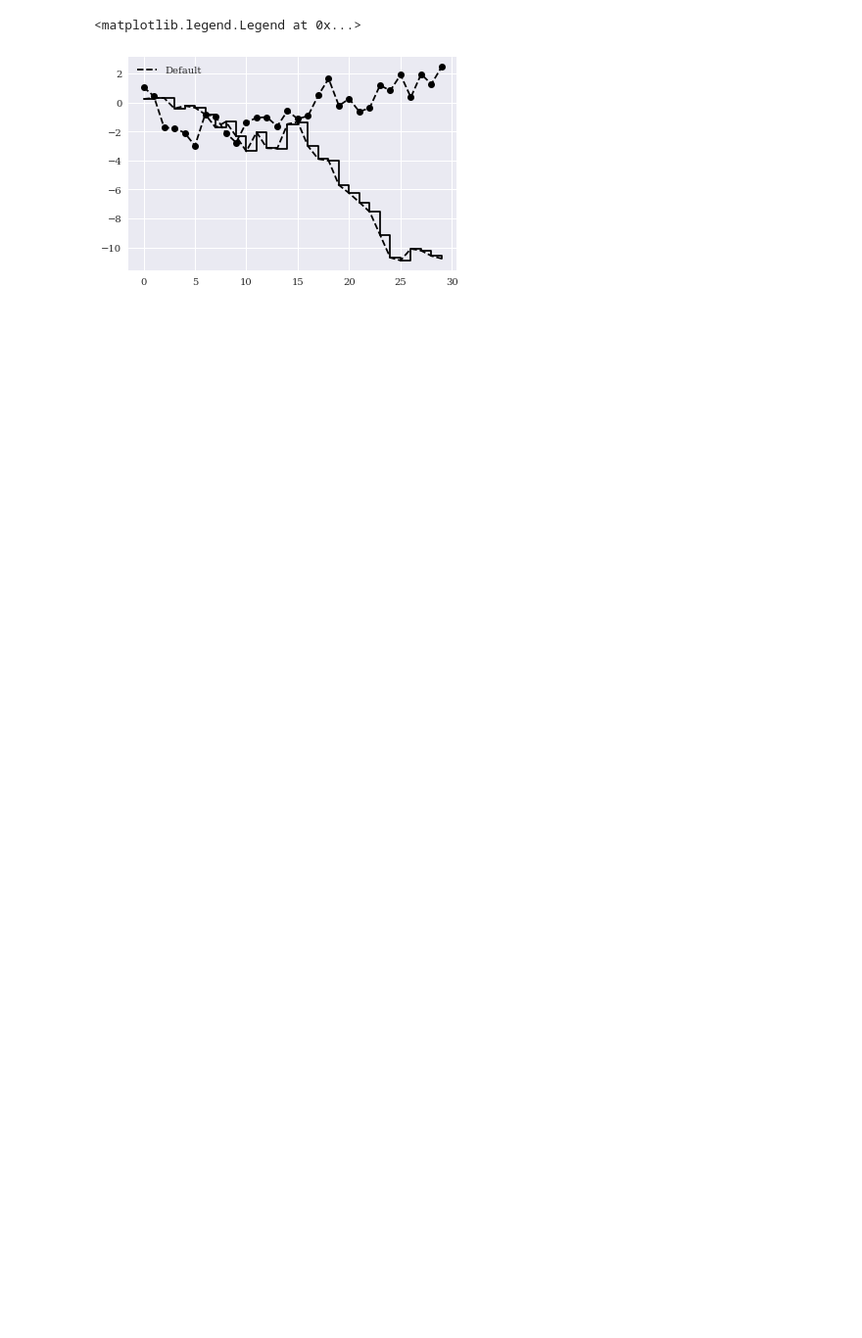
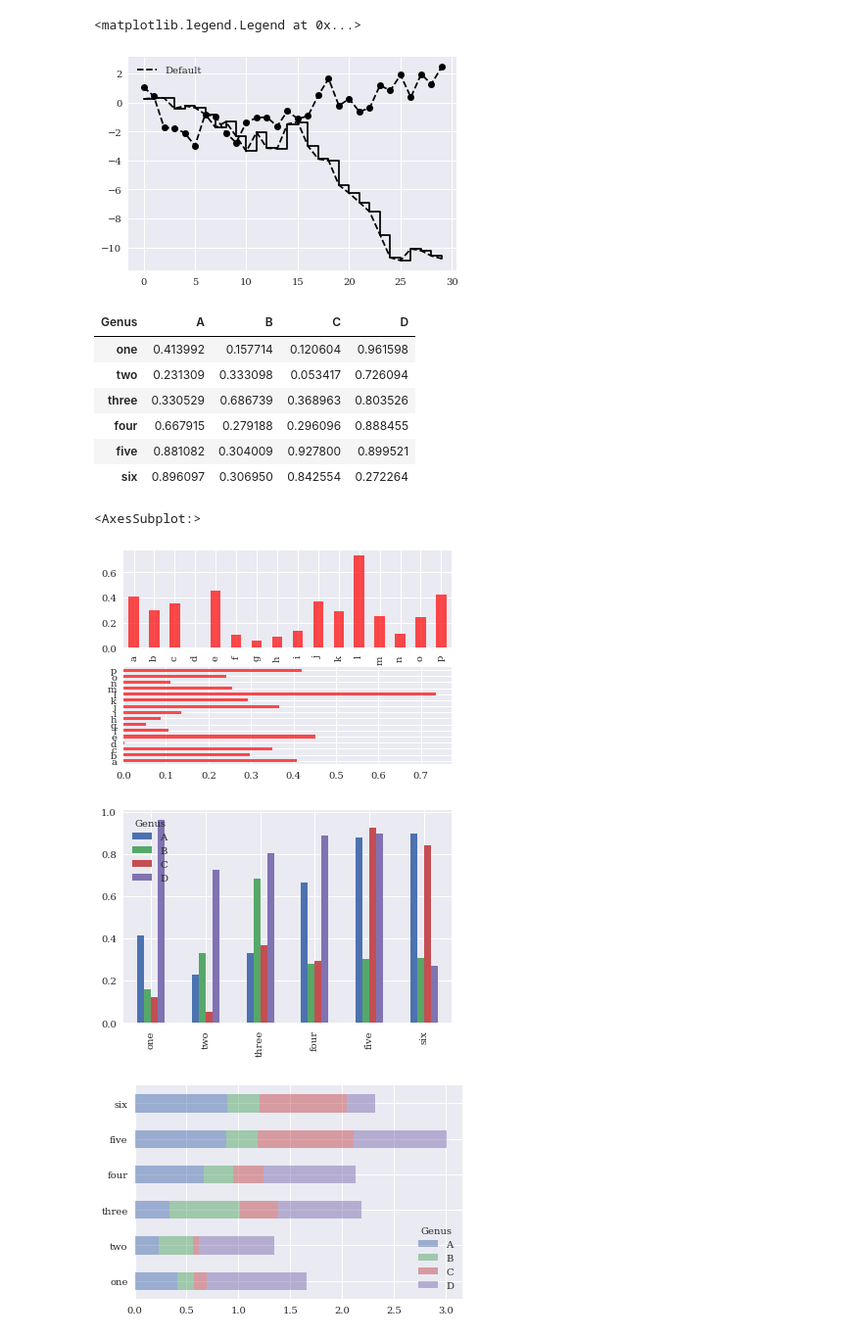
Before and after one commit to MuayThaiLegz/Py_DataAnalysis, a Jupyter notebook: PyForDataAnalysis_9.ipynb, the cells around one changed output. Shown at 98% size. Saved outputs shown, nothing was run; the diff lists cells and outputs as text; code cells hidden in the pictures; blank space fills up the shorter version.

Commit message:
working on plotting
I will abbreviate this chapter

```diff
--- a/PyForDataAnalysis_9.ipynb
+++ b/PyForDataAnalysis_9.ipynb
@@ -95,0 +100,42 @@ plt.legend(loc ='best')
+# %%
+"""
+Plotting with pandas and Seaborn
+Series plot method arguments /dataframe specific- plot arguments pages 277
+
+The plot.bar() and plot.barh() make vertical and horizontal bar plots, respectively.
+"""
+
+fig, axes = plt.subplots(2,1)
+
+data = pd.Series(np.random.rand(16), index=list('abcdefghijklmnop'))
+
+data.plot.bar(ax=axes[0], color='r', alpha=0.7)
+
+data.plot.barh(ax=axes[1], color='r', alpha=0.7)
+
+# The options color='k' and alpha=0.7 set the color of the plots the black and use partial transparency on the filling.
+# With a df, bar plots group the values in each corow together in a grop in bars, side by side, for each value
+
+df = pd.DataFrame(np.random.rand(6,4),
+                 index=['one', 'two', 'three', 'four', 'five', 'six'],
+                 columns=pd.Index(['A', 'B', 'C', 'D'], name='Genus'))
+
+display(df)
+
+df.plot.bar()
+
+# Create stacked bar plots from a df by passing stacked=True, resulting in the value in each row being stacked together
+
+df.plot.barh(stacked=True, alpha=0.5)
+# %% [output]
+| Genus | A | B | C | D |
+| one | 0.413992 | 0.157714 | 0.120604 | 0.961598 |
+| two | 0.231309 | 0.333098 | 0.053417 | 0.726094 |
+| three | 0.330529 | 0.686739 | 0.368963 | 0.803526 |
+| four | 0.667915 | 0.279188 | 0.296096 | 0.888455 |
+| five | 0.881082 | 0.304009 | 0.927800 | 0.899521 |
+| six | 0.896097 | 0.306950 | 0.842554 | 0.272264 |
+<AxesSubplot:>
+[figure, added]
+[figure, added]
+[figure, added]
```
Also changed, not shown: parts of 2 cells of this notebook.
